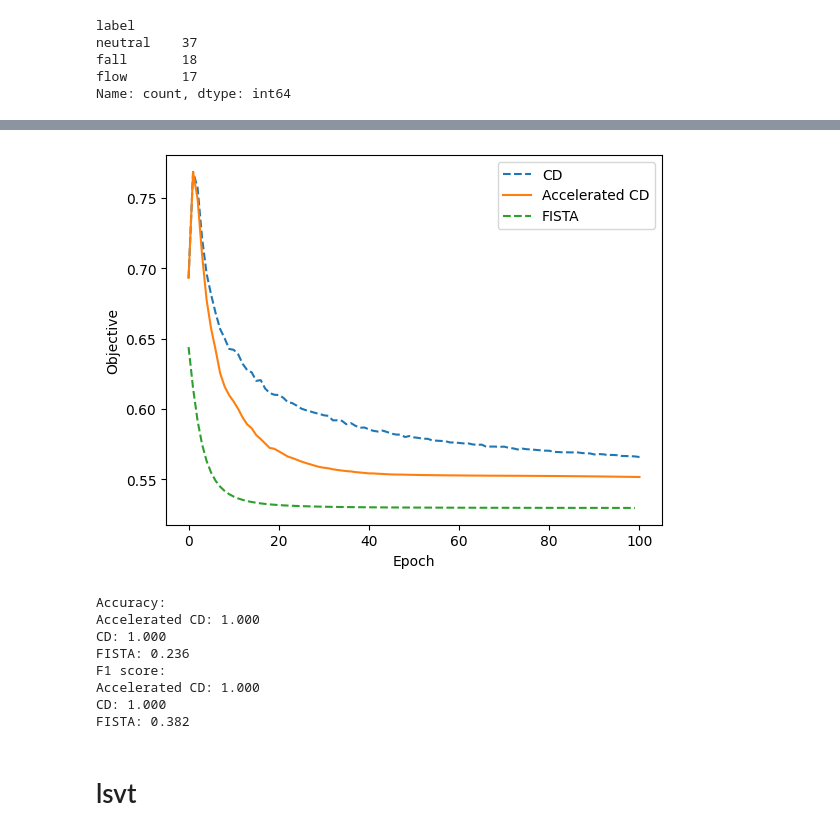
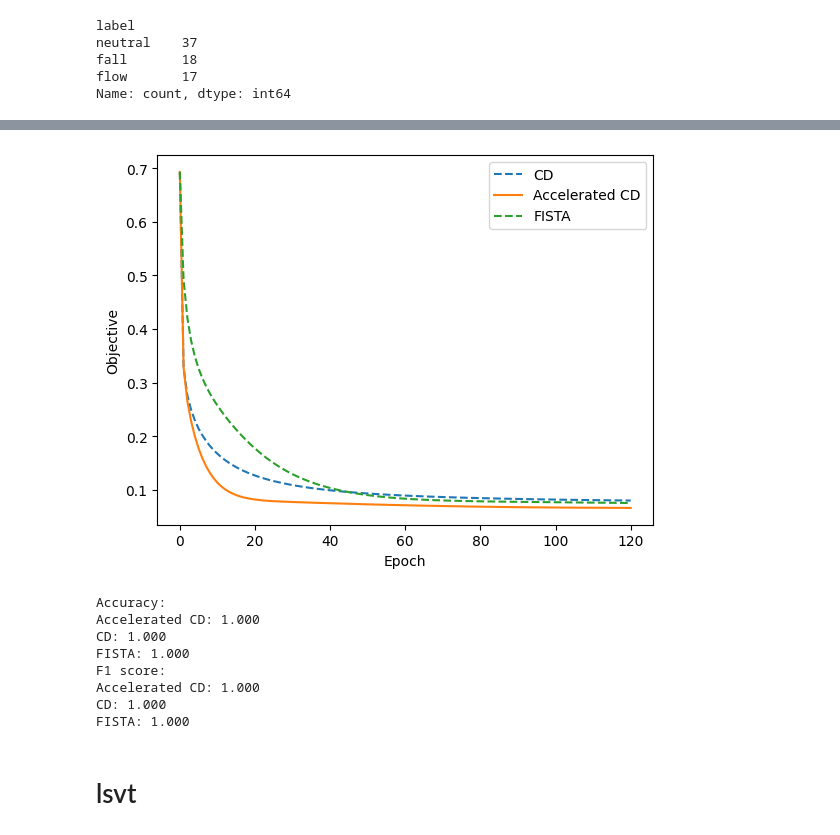
Before and after one commit to KarolinaMaczka/optymalizacja, a Jupyter notebook: tests.ipynb, the cells around one changed output, grey strips where cells are left out. Saved outputs shown, nothing was run; the diff lists cells and outputs as text; code cells hidden in the pictures.

```diff
--- a/tests.ipynb
+++ b/tests.ipynb
@@ -199,17 +202,18 @@ The number of features is enough: True, number of features: 79
 # %%
 X = df_braidflow.drop(columns=['target'])
 y = df_braidflow['target']
-plot_our_history(X.values, y.values, epochs=100, lam=1e-3)
+X = StandardScaler().fit_transform(X)
+plot_our_history(X, y.values, epochs=120, lam=1e-3)
 # %% [output]
-[figure, old version]
+[figure, new version]
 Accuracy:
 Accelerated CD: 1.000
 CD: 1.000
-FISTA: 0.236
+FISTA: 1.000
 F1 score:
 Accelerated CD: 1.000
 CD: 1.000
-FISTA: 0.382
+FISTA: 1.000
 # %% [markdown]
 # lsvt
 # %% [markdown]
```
Also changed, not shown: parts of 7 cells of this notebook, 2 other files.
